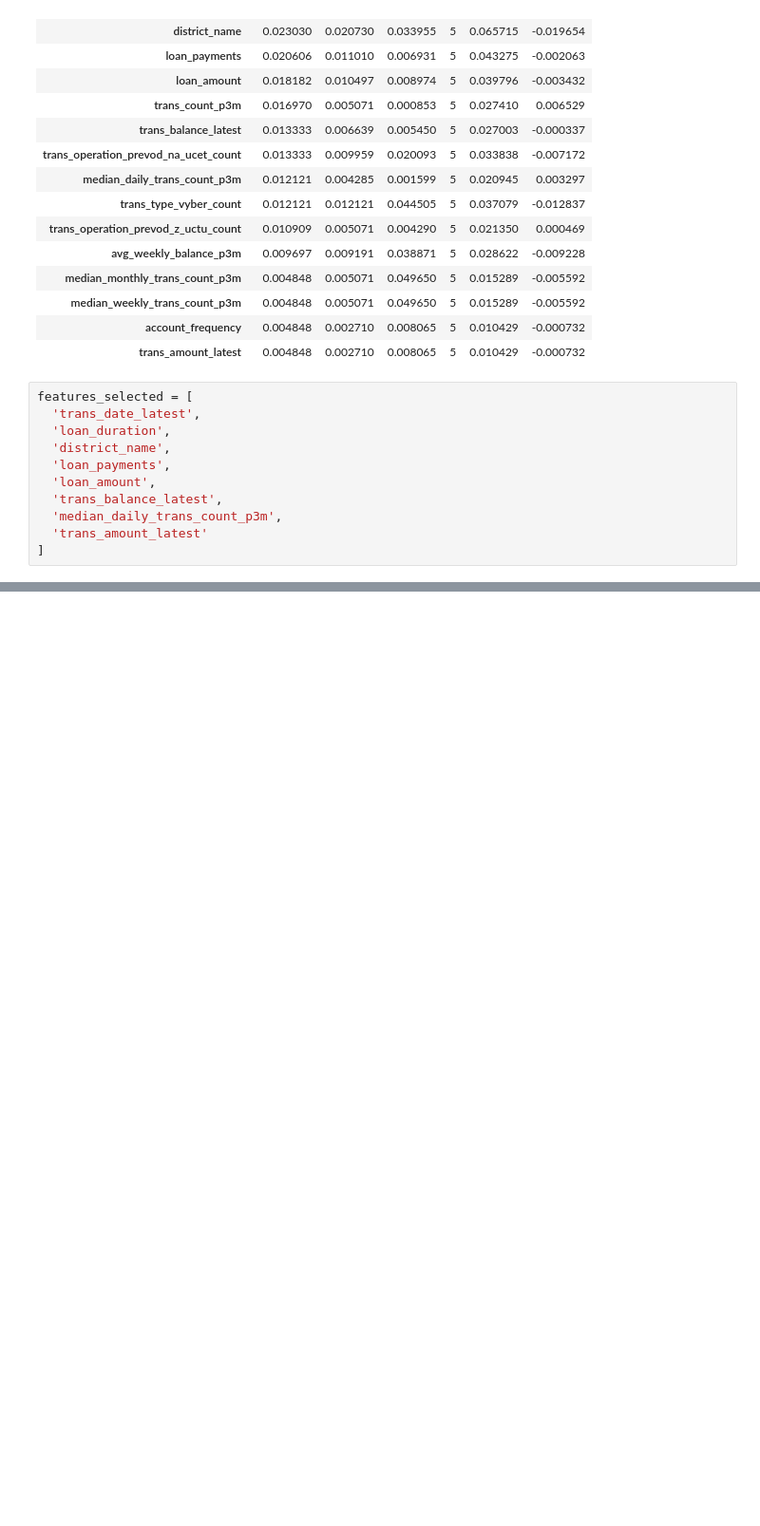
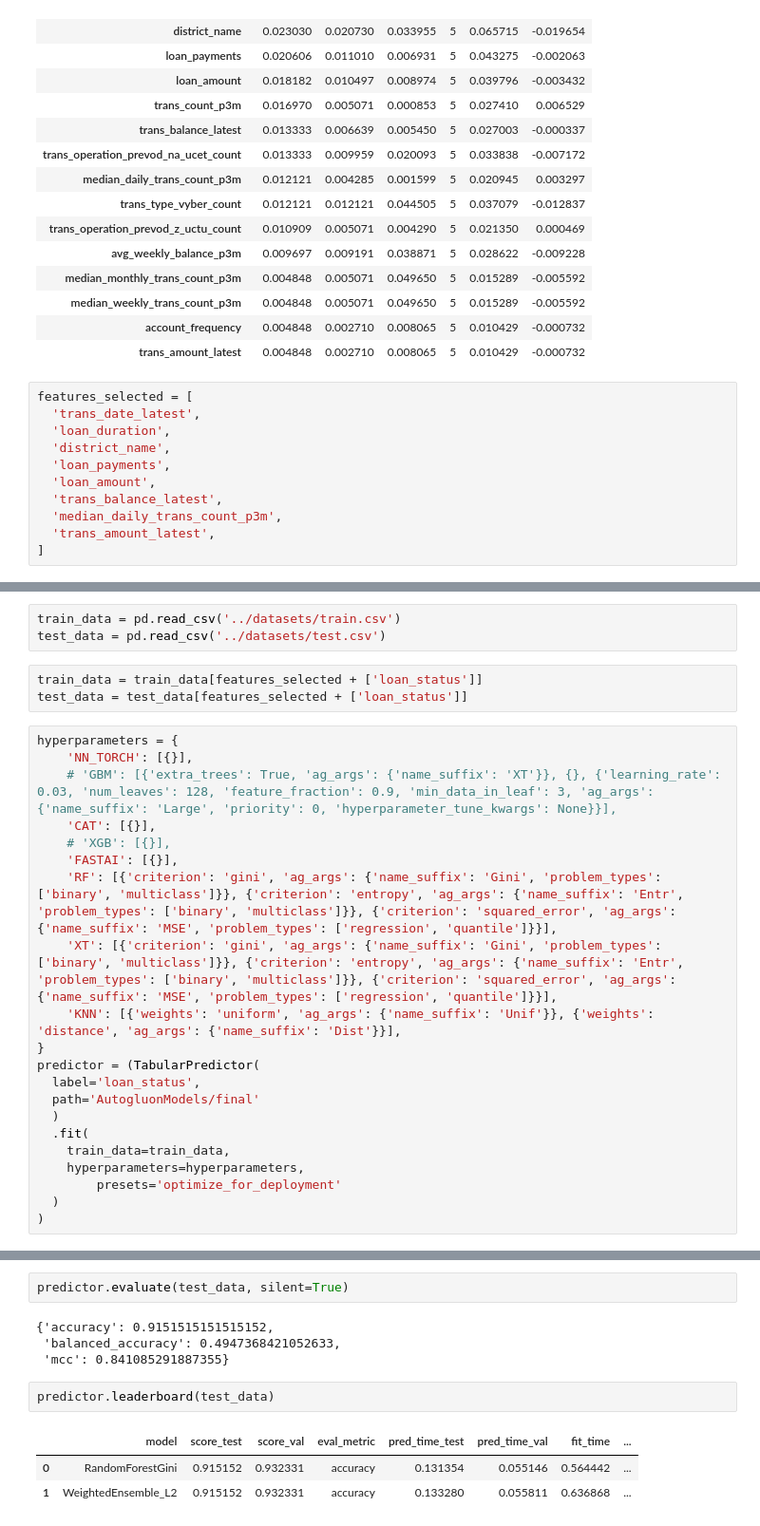
Before and after one commit to cyshen11/loan-prediction-app-aws, a Jupyter notebook: jupyter-nb/train_model.ipynb, the cells around one changed output, grey strips where cells are left out. Shown: that part at 95% size. Saved outputs shown, nothing was run; the diff lists cells and outputs as text; blank space fills up the shorter version.

Commit message:
trained new model with selected features

```diff
--- a/jupyter-nb/train_model.ipynb
+++ b/jupyter-nb/train_model.ipynb
@@ -175,5 +175,5 @@ features_selected = [
   'loan_amount',
   'trans_balance_latest',
   'median_daily_trans_count_p3m',
-  'trans_amount_latest'
+  'trans_amount_latest',
 ]
@@ -179,0 +182,27 @@ features_selected = [
+# %%
+train_data = pd.read_csv('../datasets/train.csv')
+test_data = pd.read_csv('../datasets/test.csv')
+# %%
+train_data = train_data[features_selected + ['loan_status']]
+test_data = test_data[features_selected + ['loan_status']]
+# %%
+hyperparameters = {
+	'NN_TORCH': [{}],
+	# 'GBM': [{'extra_trees': True, 'ag_args': {'name_suffix': 'XT'}}, {}, {'learning_rate': 0.03, 'num_leaves': 128, 'feature_fraction': 0.9, 'min_data_in_leaf': 3, 'ag_args': {'name_suffix': 'Large', 'priority': 0, 'hyperparameter_tune_kwargs': None}}],
+	'CAT': [{}],
+	# 'XGB': [{}],
+	'FASTAI': [{}],
+	'RF': [{'criterion': 'gini', 'ag_args': {'name_suffix': 'Gini', 'problem_types': ['binary', 'multiclass']}}, {'criterion': 'entropy', 'ag_args': {'name_suffix': 'Entr', 'problem_types': ['binary', 'multiclass']}}, {'criterion': 'squared_error', 'ag_args': {'name_suffix': 'MSE', 'problem_types': ['regression', 'quantile']}}],
+	'XT': [{'criterion': 'gini', 'ag_args': {'name_suffix': 'Gini', 'problem_types': ['binary', 'multiclass']}}, {'criterion': 'entropy', 'ag_args': {'name_suffix': 'Entr', 'problem_types': ['binary', 'multiclass']}}, {'criterion': 'squared_error', 'ag_args': {'name_suffix': 'MSE', 'problem_types': ['regression', 'quantile']}}],
+	'KNN': [{'weights': 'uniform', 'ag_args': {'name_suffix': 'Unif'}}, {'weights': 'distance', 'ag_args': {'name_suffix': 'Dist'}}],
+}
+predictor = (TabularPredictor(
+  label='loan_status',
+  path='AutogluonModels/final'
+  )
+  .fit(
+    train_data=train_data,
+    hyperparameters=hyperparameters,
+		presets='optimize_for_deployment'
+  )
+)
@@ -179,0 +227,12 @@ features_selected = [
+# %%
+predictor.evaluate(test_data, silent=True)
+# %% [output]
+{'accuracy': 0.9151515151515152,
+ 'balanced_accuracy': 0.4947368421052633,
+ 'mcc': 0.841085291887355}
+# %%
+predictor.leaderboard(test_data)
+# %% [output]
+|  | model | score_test | score_val | eval_metric | pred_time_test | pred_time_val | fit_time | ... |
+| 0 | RandomForestGini | 0.915152 | 0.932331 | accuracy | 0.131354 | 0.055146 | 0.564442 | ... |
+| 1 | WeightedEnsemble_L2 | 0.915152 | 0.932331 | accuracy | 0.133280 | 0.055811 | 0.636868 | ... |
```
Also changed, not shown: parts of 2 cells of this notebook, 7 other files.
